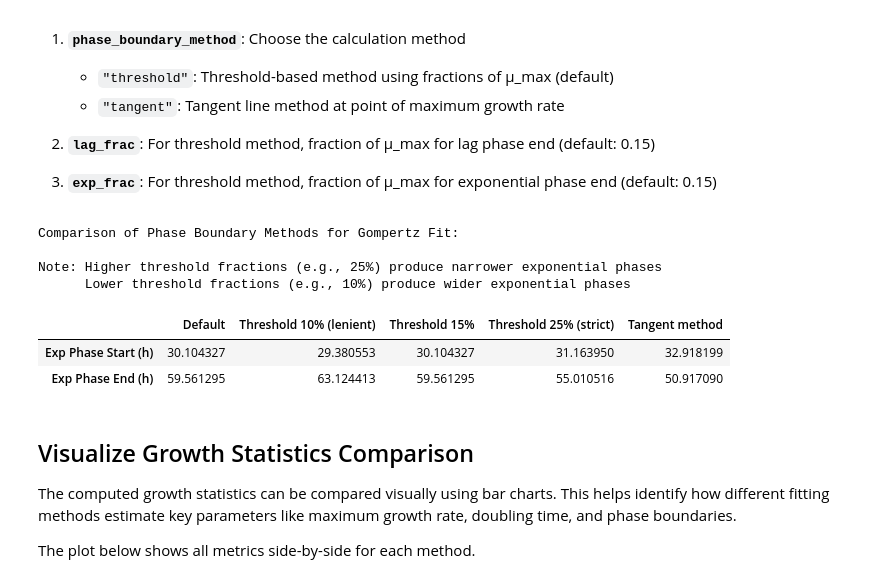
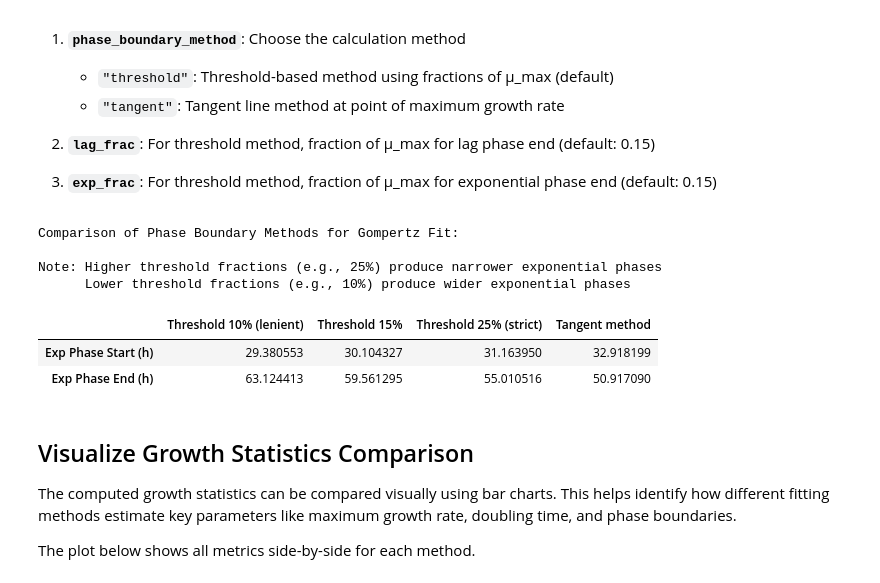
Before and after one commit to biosustain/growthcurves, a Jupyter notebook: docs/tutorial/tutorial.ipynb, the cells around one changed output. Drawn from its saved outputs; the diff is of its cells as text; code cells hidden in the pictures.

```diff
--- a/docs/tutorial/tutorial.ipynb
+++ b/docs/tutorial/tutorial.ipynb
@@ -935,42 +935,41 @@ stats_tangent = gc.utils.extract_stats(
 # Compare the phase boundaries
 comparison = pd.DataFrame(
     {
-        "Default": [stats_default["exp_phase_start"], stats_default["exp_phase_end"]],
         "Threshold 10% (lenient)": [
             stats_threshold_lenient["exp_phase_start"],
             stats_threshold_lenient["exp_phase_end"],
         ],
         "Threshold 15%": [
             stats_default["exp_phase_start"],
             stats_default["exp_phase_end"],
         ],
         "Threshold 25% (strict)": [
             stats_threshold_strict["exp_phase_start"],
             stats_threshold_strict["exp_phase_end"],
         ],
         "Tangent method": [
             stats_tangent["exp_phase_start"],
             stats_tangent["exp_phase_end"],
         ],
     },
     index=["Exp Phase Start (h)", "Exp Phase End (h)"],
 )
 
 print("Comparison of Phase Boundary Methods for Gompertz Fit:")
 print(
     "\nNote: Higher threshold fractions (e.g., 25%) produce narrower exponential phases"
 )
 print("      Lower threshold fractions (e.g., 10%) produce wider exponential phases")
 
 comparison
 # %% [output]
 Comparison of Phase Boundary Methods for Gompertz Fit:
 
 Note: Higher threshold fractions (e.g., 25%) produce narrower exponential phases
       Lower threshold fractions (e.g., 10%) produce wider exponential phases
-|  | Default | Threshold 10% (lenient) | Threshold 15% | Threshold 25% (strict) | Tangent method |
-| Exp Phase Start (h) | 30.104327 | 29.380553 | 30.104327 | 31.163950 | 32.918199 |
-| Exp Phase End (h) | 59.561295 | 63.124413 | 59.561295 | 55.010516 | 50.917090 |
+|  | Threshold 10% (lenient) | Threshold 15% | Threshold 25% (strict) | Tangent method |
+| Exp Phase Start (h) | 29.380553 | 30.104327 | 31.163950 | 32.918199 |
+| Exp Phase End (h) | 63.124413 | 59.561295 | 55.010516 | 50.917090 |
 # %% [markdown]
 ## Visualize Growth Statistics Comparison
 
```
